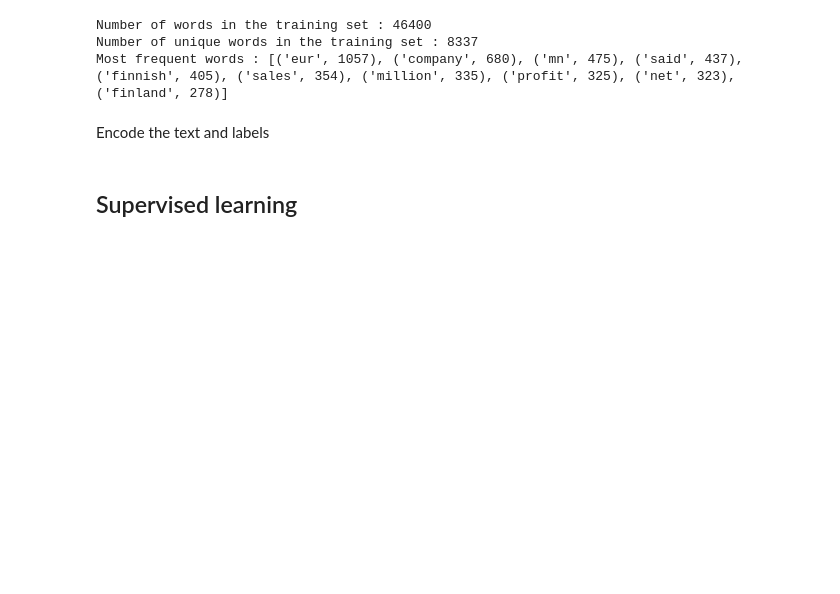
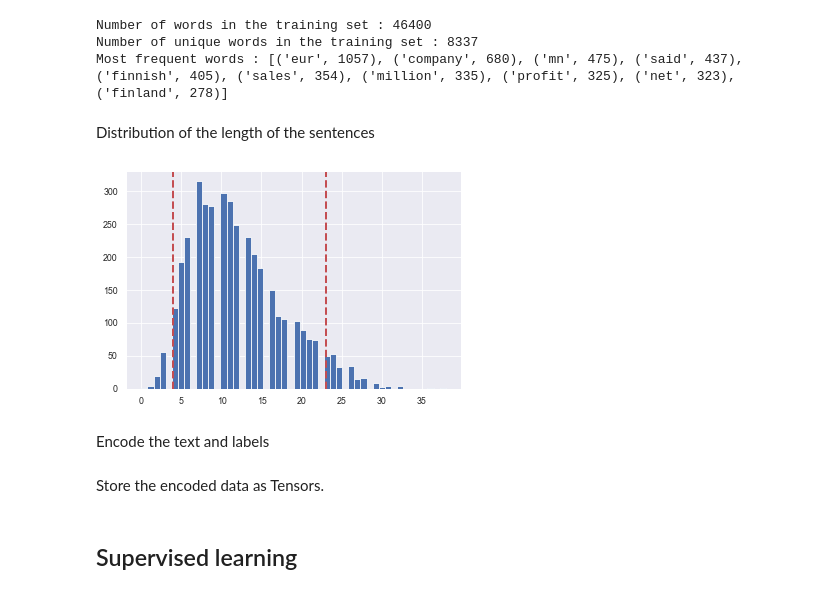
Before and after one commit to CamilleLeempoels/NLP_Financial_Sentiment_Analysis, a Jupyter notebook: nlp_project.ipynb, the cells around one changed output. Saved outputs shown, nothing was run; the diff lists cells and outputs as text; code cells hidden in the pictures; blank space fills up the shorter version.

```diff
--- a/nlp_project.ipynb
+++ b/nlp_project.ipynb
@@ -75,8 +77,8 @@ data['text'] = data['text'].apply(lambda x: [item for item in x.split() if item
 # %% [markdown]
 Split train and test set
 # %%
-_train_set_, test_set = train_test_split(data, test_size=0.2, random_state=1)
-train_set, validation_set = train_test_split(_train_set_, test_size=0.2, random_state=2)
+train_set, test_set = train_test_split(data, test_size=0.2, random_state=1)
+# test_set, validation_set = train_test_split(test_set, test_size=0.5, random_state=2)
 # %% [markdown]
 Building the vocabulary from the training set
 # %%
@@ -101,6 +103,16 @@ inv_sparse_vocab = {v: k for k, v in sparse_vocab.items()}
 Number of words in the training set : 46400
 Number of unique words in the training set : 8337
 Most frequent words : [('eur', 1057), ('company', 680), ('mn', 475), ('said', 437), ('finnish', 405), ('sales', 354), ('million', 335), ('profit', 325), ('net', 323), ('finland', 278)]
+# %% [markdown]
+Distribution of the length of the sentences
+# %%
+length = train_set['text'].apply(lambda sentence : len(sentence))
+limit_low, limit_high  = length.quantile(q=[0.05, 0.95]).values
+length.hist(bins=50);
+plt.axvline(limit_low, color='r', linewidth=2, linestyle="dashed");
+plt.axvline(limit_high, color='r', linewidth=2, linestyle="dashed");
+# %% [output]
+[figure, added]
 # %% [markdown]
 Encode the text and labels
 # %%
@@ -139,0 +142,2 @@ test_set_labels = test_set_txt['sentiment'].replace(['positive','neutral','negat
+# %% [markdown]
+Store the encoded data as Tensors.
```
Also changed, not shown: parts of 20 cells of this notebook.
